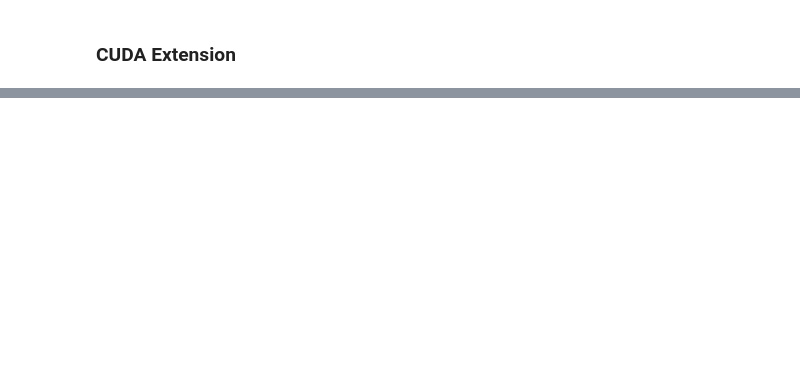
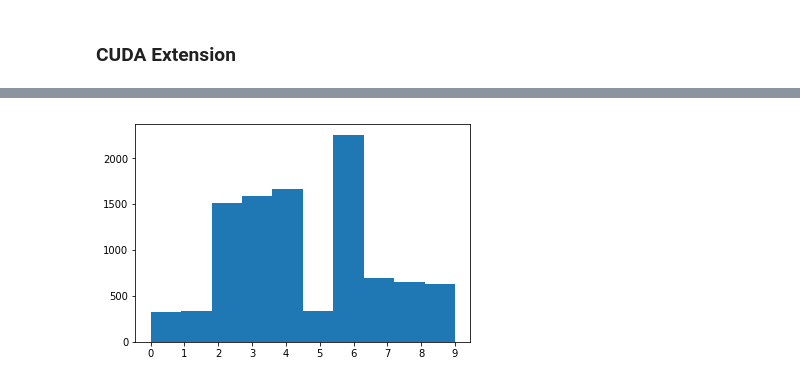
Before and after one commit to LeviViana/torch_sampling, a Jupyter notebook: Benchmark.ipynb, the cells around one changed output, grey strips where cells are left out. Saved outputs shown, nothing was run; the diff lists cells and outputs as text; code cells hidden in the pictures; blank space fills up the shorter version.

```diff
--- a/Benchmark.ipynb
+++ b/Benchmark.ipynb
@@ -161,0 +192,13 @@ plt.show()
+# %%
+x = x.cuda()
+weights = weights.cuda()
+# %%
+k = 1
+samples = []
+for _ in range(10000):
+    samples.extend(reservoir_sampling(x, weights, k).cpu().numpy())
+plt.hist(samples)
+plt.xticks(range(x.numel()))
+plt.show()
+# %% [output]
+[figure, added]
```
Also changed, not shown: parts of 18 cells of this notebook, 4 other files.
